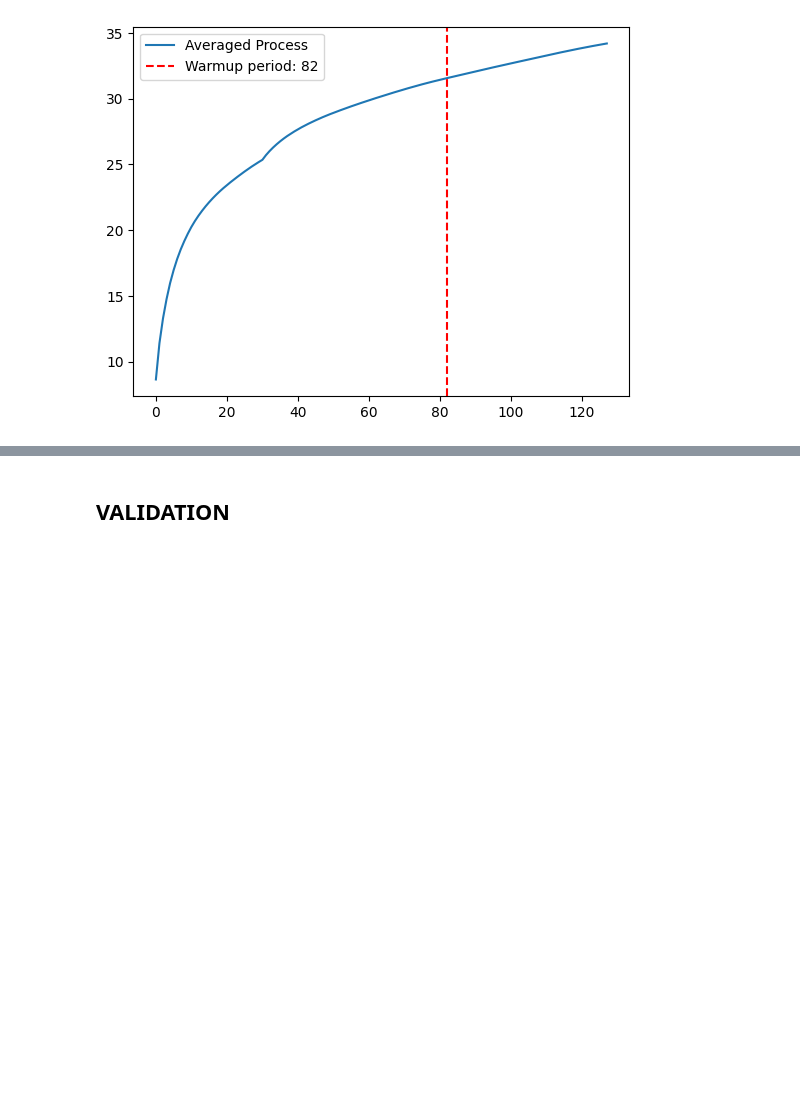
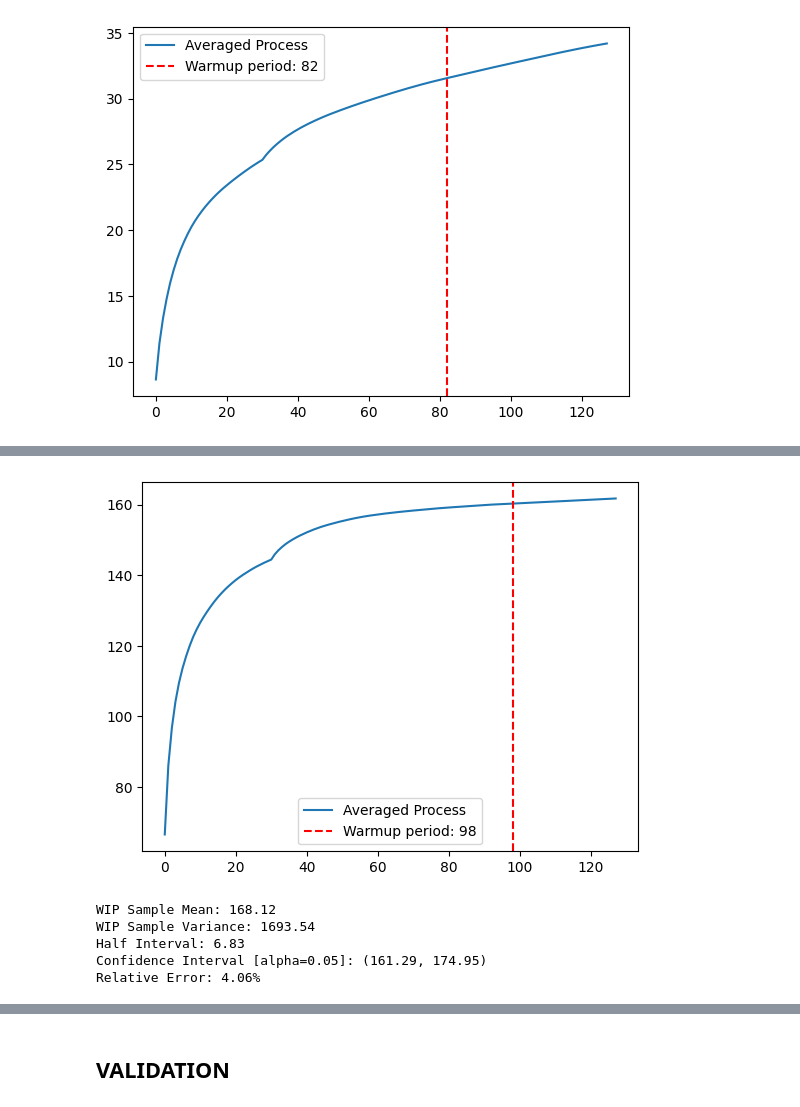
Before and after one commit to alessiacorni/Production_System, a Jupyter notebook: push_system/production_system.ipynb, the cells around one changed output, grey strips where cells are left out. Drawn from its saved outputs; the diff is of its cells as text; code cells hidden in the pictures; blank space fills up the shorter version.

```diff
--- a/push_system/production_system.ipynb
+++ b/push_system/production_system.ipynb
@@ -565,0 +593,5 @@ AVG_JOBS_IN_SYSTEM = wip_sample_mean
+# %%
+welch = Welch(system_arr, window_size=30, tol=0.1)
+welch.plot()
+# %% [output]
+[figure, added]
@@ -565,0 +613,21 @@ AVG_JOBS_IN_SYSTEM = wip_sample_mean
+# %%
+system_runs = main_system(*SEEDS[Z:A], until=60 * 160, wip_warmup=wip_warmup_period)
+alpha = 0.05
+WIP_sample_mean, WIP_sample_variance, half_interval = (
+    analyze_WIP(
+        system_runs, warmup_period=wip_warmup_period, alpha=alpha
+    )
+)
+print(f"WIP Sample Mean: {WIP_sample_mean:.2f}")
+print(f"WIP Sample Variance: {WIP_sample_variance:.2f}")
+print(f"Half Interval: {half_interval:.2f}")
+print(
+    f"Confidence Interval [{alpha=}]: ({WIP_sample_mean - half_interval:.2f}, {WIP_sample_mean + half_interval:.2f})"
+)
+print(f"Relative Error: {100 * half_interval / WIP_sample_mean:.2f}%")
+# %% [output]
+WIP Sample Mean: 168.12
+WIP Sample Variance: 1693.54
+Half Interval: 6.83
+Confidence Interval [alpha=0.05]: (161.29, 174.95)
+Relative Error: 4.06%
```
Also changed, not shown: parts of 34 cells of this notebook, 3 other files.
